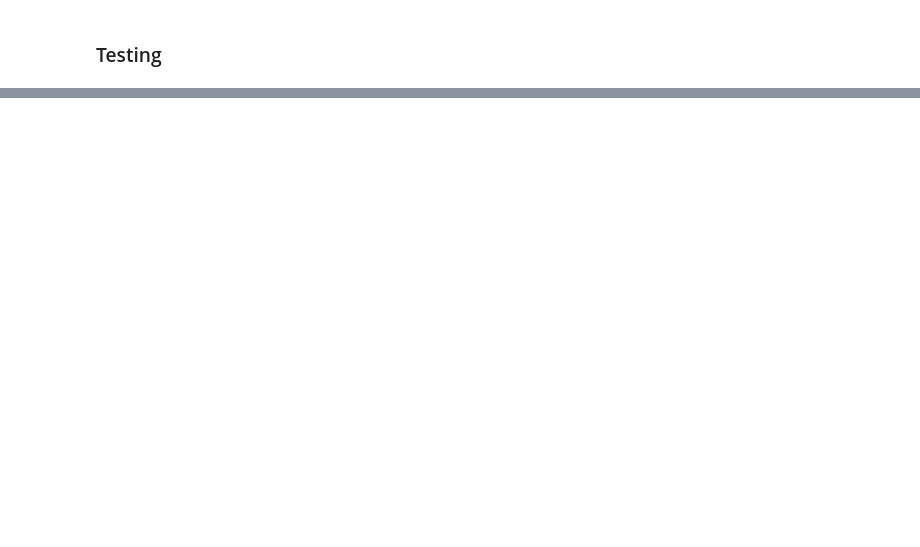
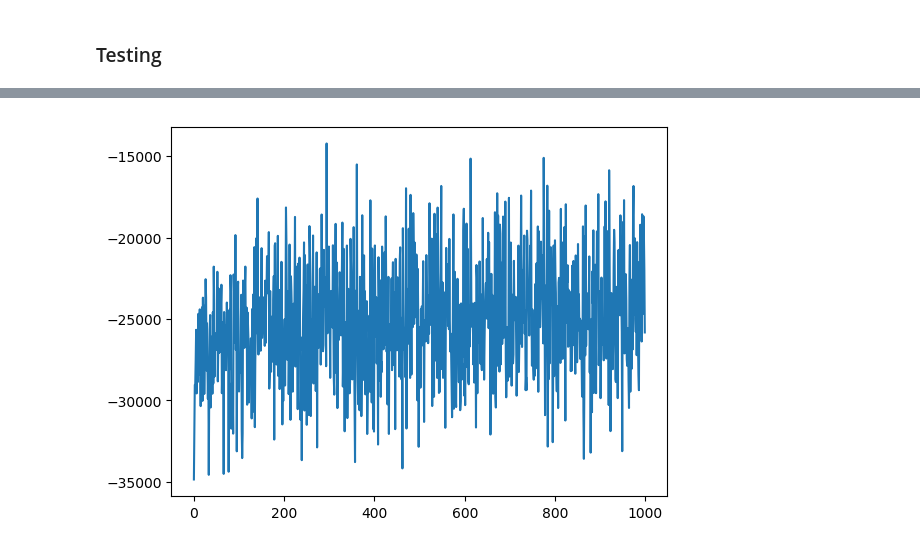
Before and after one commit to dsalgador/RL-Project, a Jupyter notebook: Test-Q-Simulations.ipynb, the cells around one changed output, grey strips where cells are left out. Drawn from its saved outputs; the diff is of its cells as text; code cells hidden in the pictures; blank space fills up the shorter version.

```diff
--- a/Test-Q-Simulations.ipynb
+++ b/Test-Q-Simulations.ipynb
@@ -423,21 +440,23 @@ plt.show()
 # %%
 # Visualizing train simulation:
 
 # train_anim = ut.create_system_animation(train_visualization_steps, train_iterations, train_freq)
 # HTML(train_anim.to_html5_video())
 
-episode = 500000
-simulation_id = 13
-step = 1000
+episode = 1000
+simulation_id = 14
+step = 1
 discrewards_list = ut.load_obj("discrewards/discrew-train-sim" + f"{simulation_id}" + "-" + f"{episode}")
 
 discrewards_list2 = [discrewards_list[i] for i in range(0,len(discrewards_list),step)]
 
 p = plt.plot([i for i in range(0,len(discrewards_list),step)],
              discrewards_list2)
 
 #print(discrewards_list)
 plt.show()
+# %% [output]
+[figure, added]
 # %%
    # simulation_id = 4
     #train_iterations = 2*10**6
```
Also changed, not shown: parts of 11 cells of this notebook, 1 other file.
